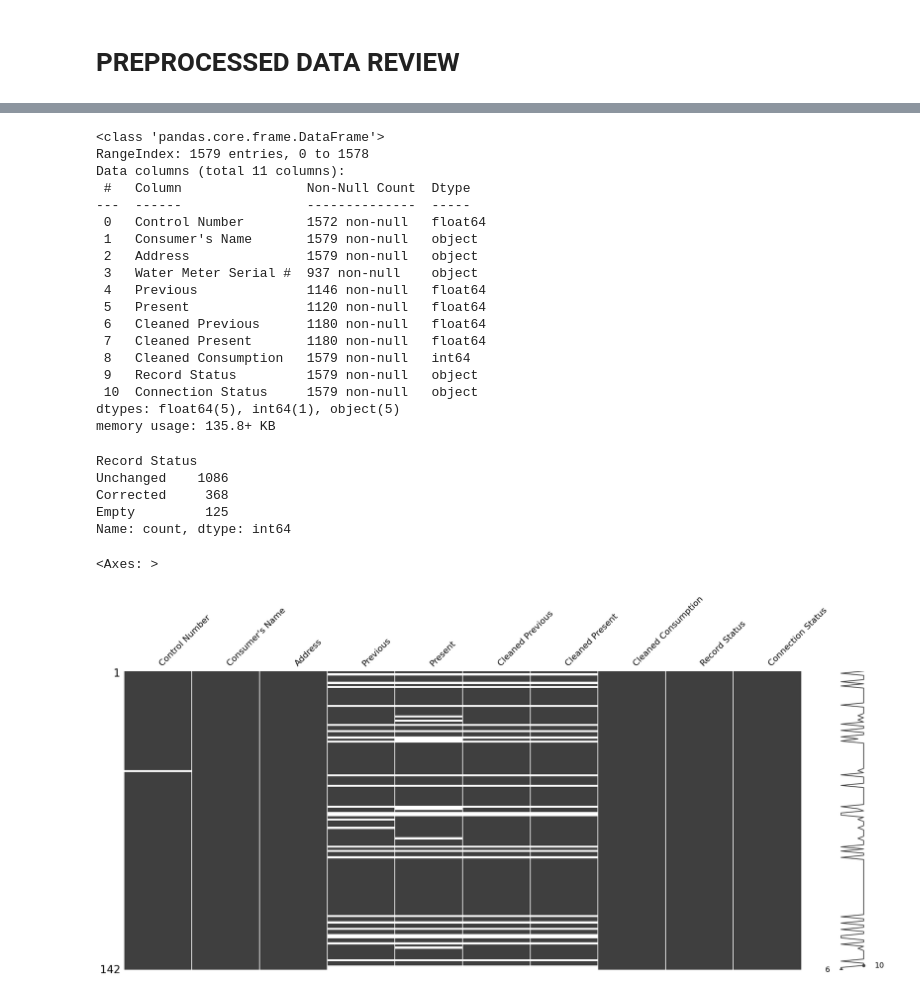
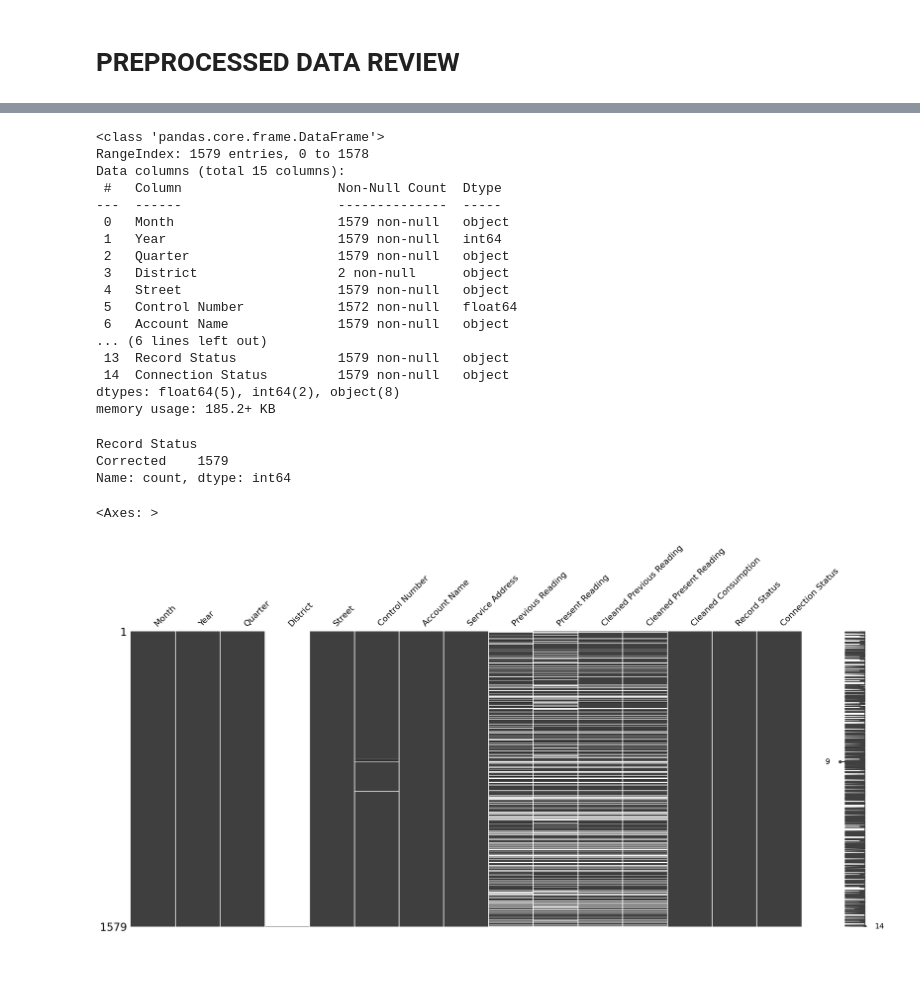
Before and after one commit to marcusAlmo/waterflow_model_training, a Jupyter notebook: data_preparation/v1/record_cleaning.ipynb, the cells around one changed output, grey strips where cells are left out. Cells and saved outputs as stored; diff of their text form; code cells hidden in the pictures; blank space fills up the shorter version.

```diff
--- a/data_preparation/v1/record_cleaning.ipynb
+++ b/data_preparation/v1/record_cleaning.ipynb
@@ -1458,36 +1448,32 @@ for csv in csv_files:
 # %%
 import pandas as pd
 import missingno as msno
-df = pd.read_csv("../../dataset/preprocessed/training/2020/JAN2020_preprocessed.csv")
+df = pd.read_csv("../../dataset/clean/training/semi_clean/2020/JAN_2020_semi_clean.csv")
 df.info()
 display(df['Record Status'].value_counts())
 
-sample_df = df.drop("Water Meter Serial #", axis=1).sample(frac=0.1)
-sample_df = sample_df[~sample_df['Record Status'].isin(['Invalid', 'Empty'])]
+sample_df = df[~df['Record Status'].isin(['Invalid', 'Empty'])]
 msno.matrix(sample_df)
 # %% [output]
 <class 'pandas.core.frame.DataFrame'>
 RangeIndex: 1579 entries, 0 to 1578
-Data columns (total 11 columns):
- #   Column                Non-Null Count  Dtype
----  ------                --------------  -----
- 0   Control Number        1572 non-null   float64
- 1   Consumer's Name       1579 non-null   object
- 2   Address               1579 non-null   object
- 3   Water Meter Serial #  937 non-null    object
- 4   Previous              1146 non-null   float64
- 5   Present               1120 non-null   float64
- 6   Cleaned Previous      1180 non-null   float64
- 7   Cleaned Present       1180 non-null   float64
- 8   Cleaned Consumption   1579 non-null   int64
- 9   Record Status         1579 non-null   object
- 10  Connection Status     1579 non-null   object
-dtypes: float64(5), int64(1), object(5)
-memory usage: 135.8+ KB
+Data columns (total 15 columns):
+ #   Column                    Non-Null Count  Dtype
+---  ------                    --------------  -----
+ 0   Month                     1579 non-null   object
+ 1   Year                      1579 non-null   int64
+ 2   Quarter                   1579 non-null   object
+ 3   District                  2 non-null      object
+ 4   Street                    1579 non-null   object
+ 5   Control Number            1572 non-null   float64
+ 6   Account Name              1579 non-null   object
+... (6 lines left out)
+ 13  Record Status             1579 non-null   object
+ 14  Connection Status         1579 non-null   object
+dtypes: float64(5), int64(2), object(8)
+memory usage: 185.2+ KB
 Record Status
-Unchanged    1086
-Corrected     368
-Empty         125
+Corrected    1579
 Name: count, dtype: int64
 <Axes: >
-[figure, old version]
+[figure, new version]
```
Also changed, not shown: parts of 6 cells of this notebook, 11 other files.
